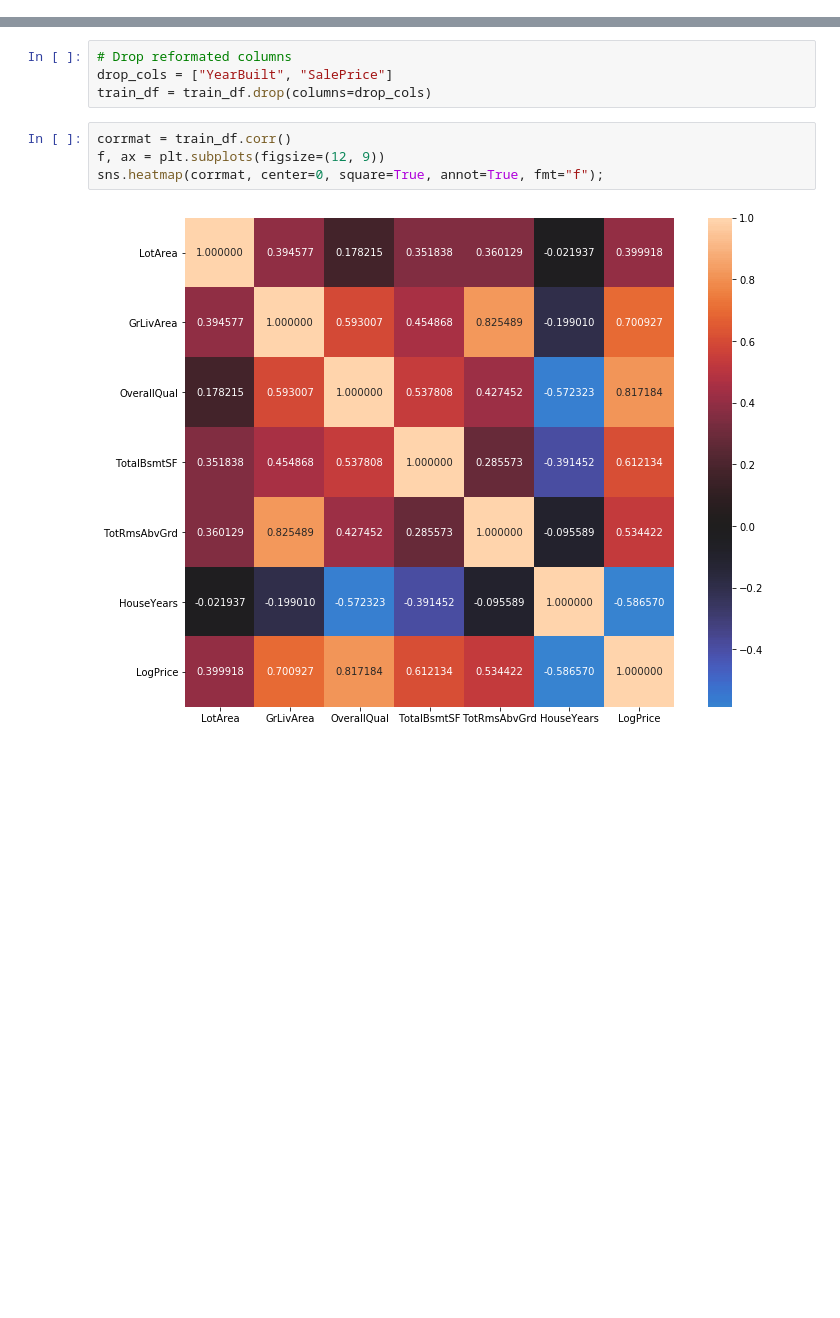
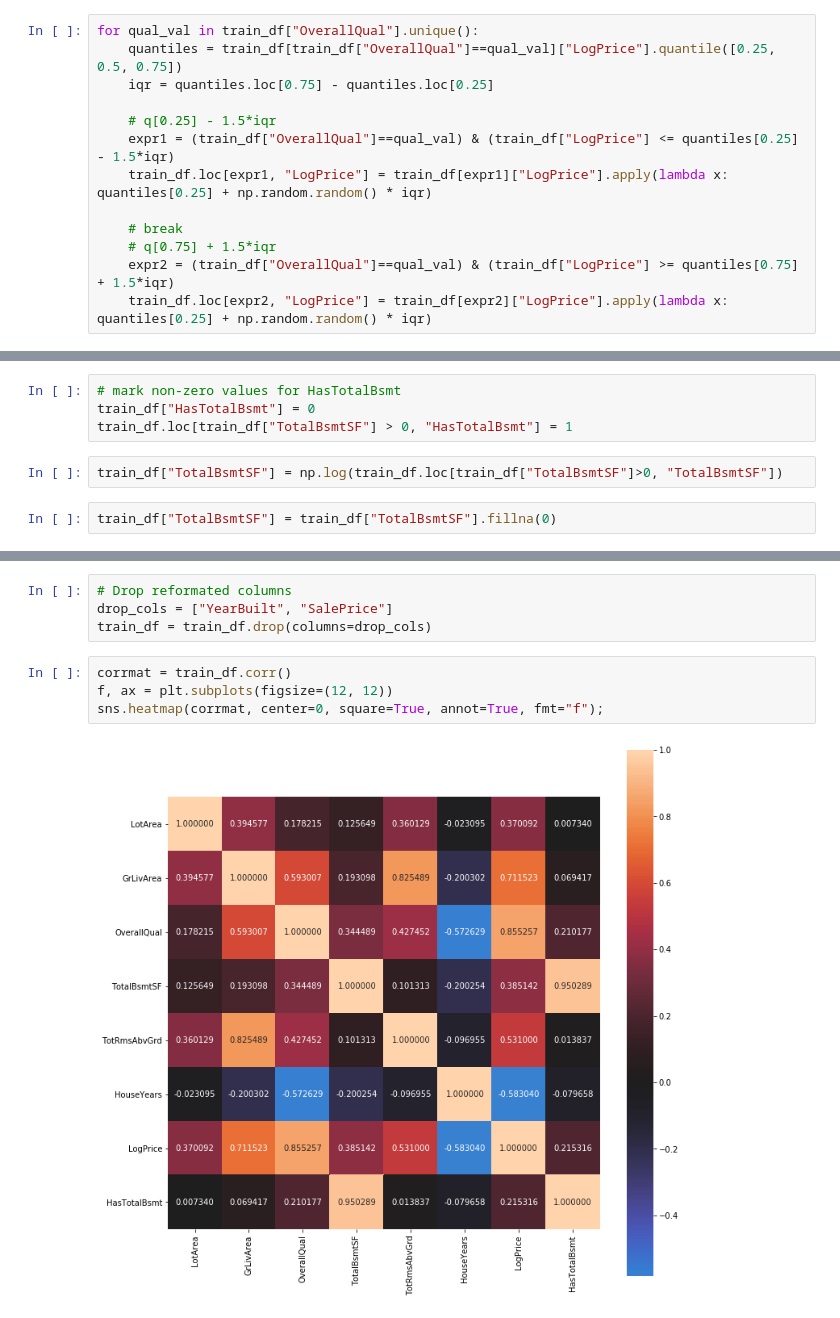
Before and after one commit to sobolevV/practice_ml, a Jupyter notebook: House_Prices_regression/regression_salePrices.ipynb, the cells around one changed output, grey strips where cells are left out. Drawn from its saved outputs; the diff is of its cells as text; blank space fills up the shorter version.

Commit message:
add models for price predictions

```diff
--- a/House_Prices_regression/regression_salePrices.ipynb
+++ b/House_Prices_regression/regression_salePrices.ipynb
@@ -182,0 +149,13 @@ fig = sns.boxplot(x="OverallQual", y="LogPrice", data=train_df[["OverallQual", "
+# %%
+for qual_val in train_df["OverallQual"].unique():
+    quantiles = train_df[train_df["OverallQual"]==qual_val]["LogPrice"].quantile([0.25, 0.5, 0.75])
+    iqr = quantiles.loc[0.75] - quantiles.loc[0.25]
+
+    # q[0.25] - 1.5*iqr
+    expr1 = (train_df["OverallQual"]==qual_val) & (train_df["LogPrice"] <= quantiles[0.25] - 1.5*iqr)
+    train_df.loc[expr1, "LogPrice"] = train_df[expr1]["LogPrice"].apply(lambda x: quantiles[0.25] + np.random.random() * iqr)
+
+    # break
+    # q[0.75] + 1.5*iqr
+    expr2 = (train_df["OverallQual"]==qual_val) & (train_df["LogPrice"] >= quantiles[0.75] + 1.5*iqr)
+    train_df.loc[expr2, "LogPrice"] = train_df[expr2]["LogPrice"].apply(lambda x: quantiles[0.25] + np.random.random() * iqr)
@@ -183,3 +175,11 @@ fig = sns.boxplot(x="OverallQual", y="LogPrice", data=train_df[["OverallQual", "
+# %%
+# mark non-zero values for HasTotalBsmt
+train_df["HasTotalBsmt"] = 0
+train_df.loc[train_df["TotalBsmtSF"] > 0, "HasTotalBsmt"] = 1
+# %%
+train_df["TotalBsmtSF"] = np.log(train_df.loc[train_df["TotalBsmtSF"]>0, "TotalBsmtSF"])
+# %%
+train_df["TotalBsmtSF"] = train_df["TotalBsmtSF"].fillna(0)
 # %%
 f, ax = plt.subplots(figsize=(18, 8))
 plt.title("House age to price")
@@ -193,10 +193,10 @@ drop_cols = ["YearBuilt", "SalePrice"]
 train_df = train_df.drop(columns=drop_cols)
 # %%
 corrmat = train_df.corr()
-f, ax = plt.subplots(figsize=(12, 9))
+f, ax = plt.subplots(figsize=(12, 12))
 sns.heatmap(corrmat, center=0, square=True, annot=True, fmt="f");
 # %% [output]
-[figure, old version]
+[figure, new version]
 # %%
 # plots per each parameter
 sns.pairplot(train_df, height = 2.2)
```
Also changed, not shown: parts of 87 cells of this notebook, 2 other files.
